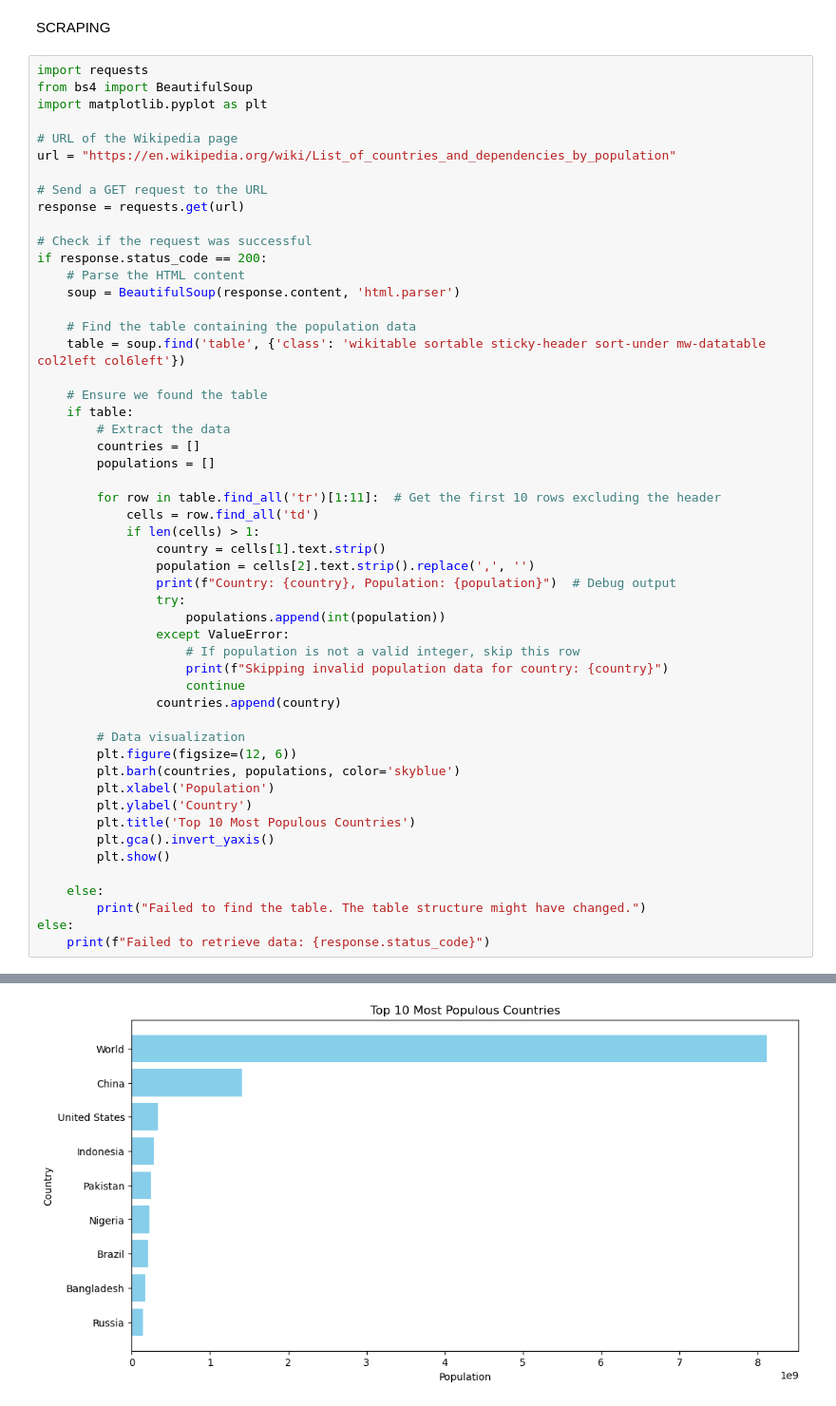
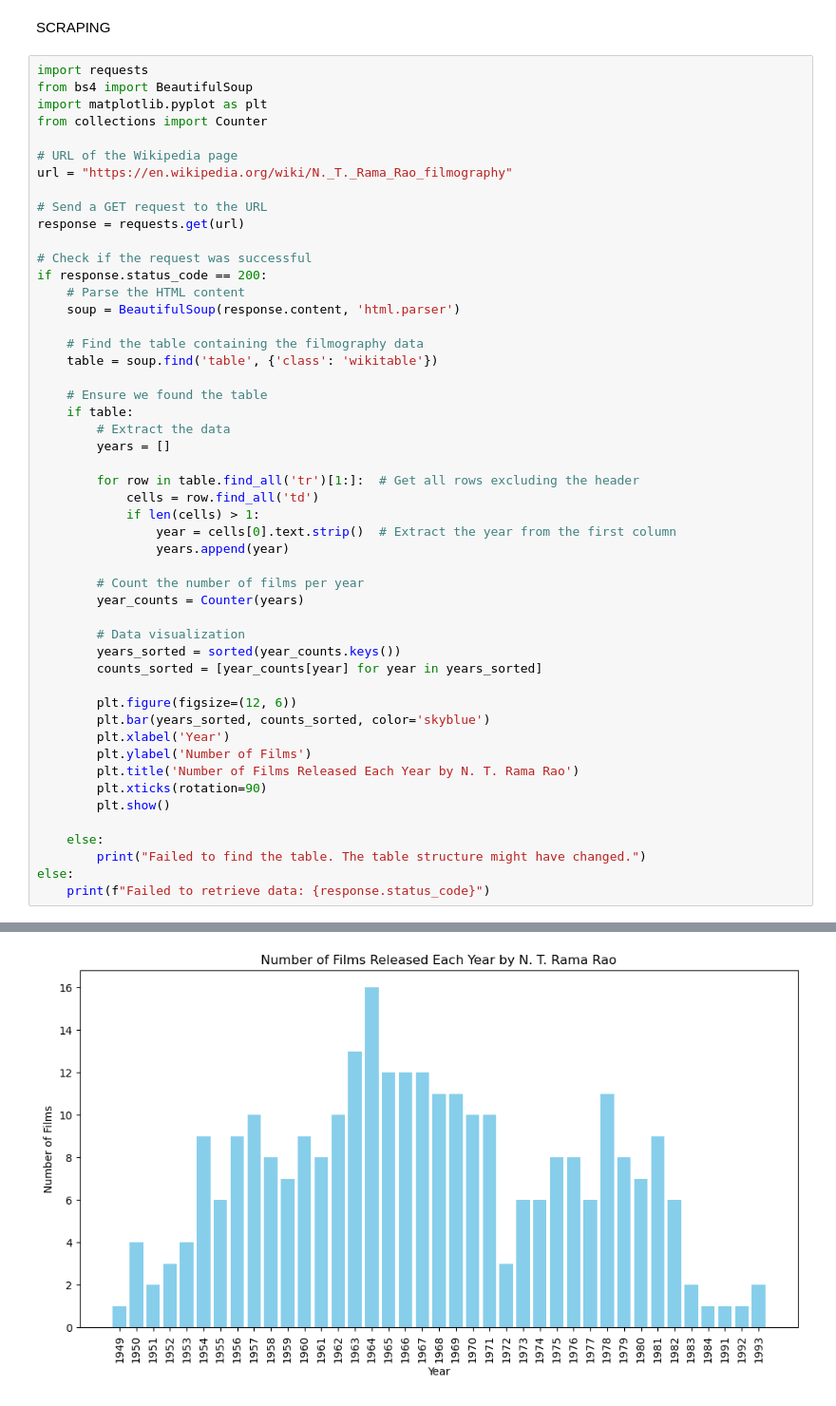
Before and after one commit to LakshmanSujithChowdary/LUC_Assessment, a Jupyter notebook: new.ipynb, the cells around one changed output, grey strips where cells are left out. Shown at 95% size. Drawn from its saved outputs; the diff is of its cells as text.

```diff
--- a/new.ipynb
+++ b/new.ipynb
@@ -244,9 +261,10 @@ SCRAPING
 import requests
 from bs4 import BeautifulSoup
 import matplotlib.pyplot as plt
+from collections import Counter
 
 # URL of the Wikipedia page
-url = "https://en.wikipedia.org/wiki/List_of_countries_and_dependencies_by_population"
+url = "https://en.wikipedia.org/wiki/N._T._Rama_Rao_filmography"
 
 # Send a GET request to the URL
 response = requests.get(url)
@@ -256,36 +274,33 @@ if response.status_code == 200:
     # Parse the HTML content
     soup = BeautifulSoup(response.content, 'html.parser')
 
-    # Find the table containing the population data
-    table = soup.find('table', {'class': 'wikitable sortable sticky-header sort-under mw-datatable col2left col6left'})
+    # Find the table containing the filmography data
+    table = soup.find('table', {'class': 'wikitable'})
 
     # Ensure we found the table
     if table:
         # Extract the data
-        countries = []
-        populations = []
+        years = []
 
-        for row in table.find_all('tr')[1:11]:  # Get the first 10 rows excluding the header
+        for row in table.find_all('tr')[1:]:  # Get all rows excluding the header
             cells = row.find_all('td')
             if len(cells) > 1:
-                country = cells[1].text.strip()
-                population = cells[2].text.strip().replace(',', '')
-                print(f"Country: {country}, Population: {population}")  # Debug output
-                try:
-                    populations.append(int(population))
-                except ValueError:
-                    # If population is not a valid integer, skip this row
-                    print(f"Skipping invalid population data for country: {country}")
-                    continue
-                countries.append(country)
+                year = cells[0].text.strip()  # Extract the year from the first column
+                years.append(year)
+
+        # Count the number of films per year
+        year_counts = Counter(years)
 
         # Data visualization
+        years_sorted = sorted(year_counts.keys())
+        counts_sorted = [year_counts[year] for year in years_sorted]
+
         plt.figure(figsize=(12, 6))
-        plt.barh(countries, populations, color='skyblue')
-        plt.xlabel('Population')
-        plt.ylabel('Country')
-        plt.title('Top 10 Most Populous Countries')
-        plt.gca().invert_yaxis()
+        plt.bar(years_sorted, counts_sorted, color='skyblue')
+        plt.xlabel('Year')
+        plt.ylabel('Number of Films')
+        plt.title('Number of Films Released Each Year by N. T. Rama Rao')
+        plt.xticks(rotation=90)
         plt.show()
 
     else:
@@ -307 +311 @@ Country: Russia, Population: 146150789
-[figure, old version]
+[figure, new version]
```
Also changed, not shown: parts of 5 cells of this notebook, 3 other files.
